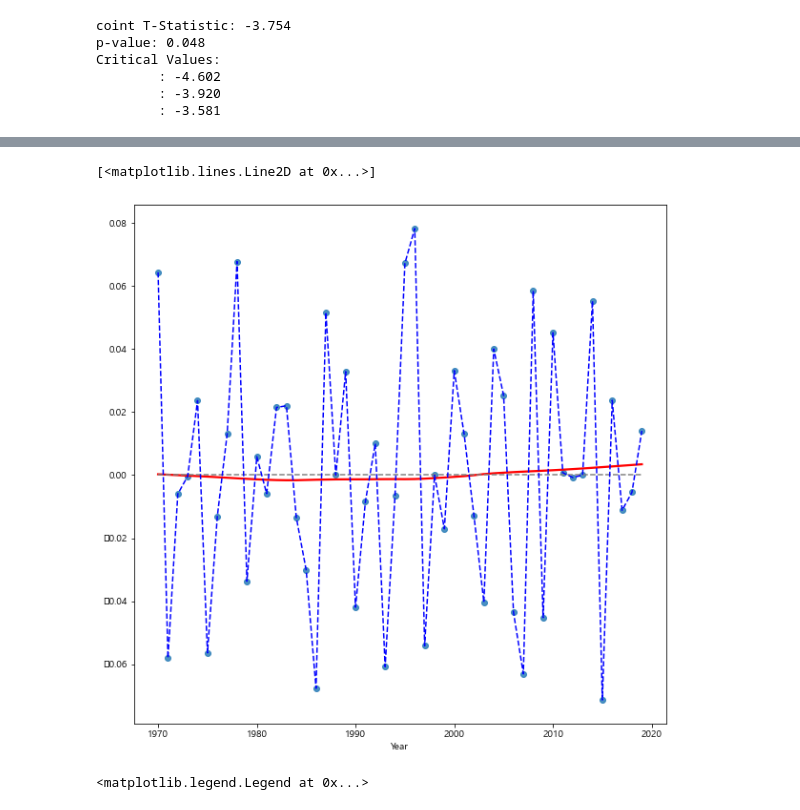
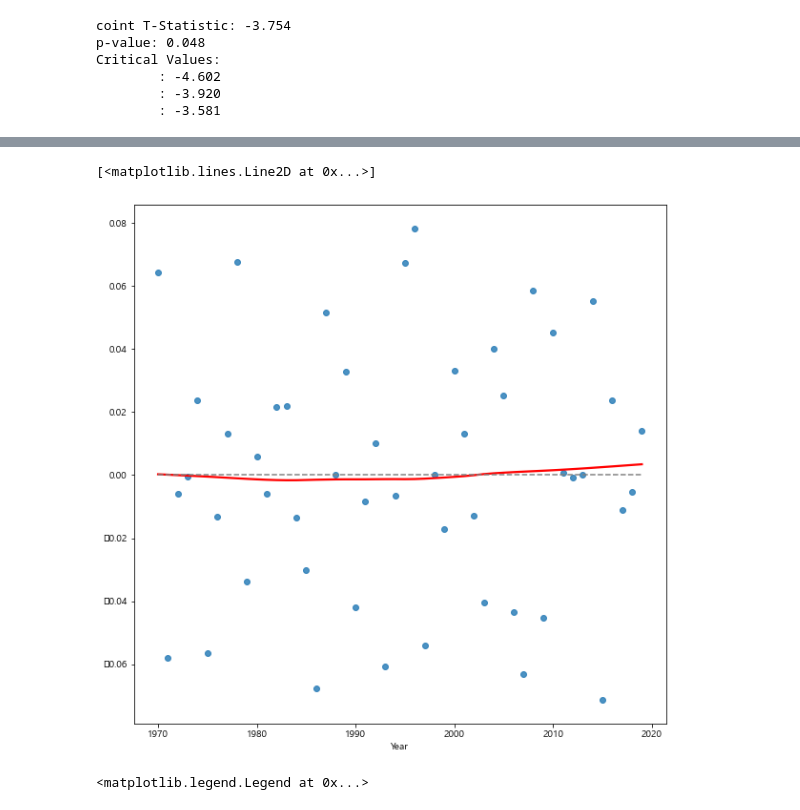
Before and after one commit to jonghwi-kim/Cobb-Douglas-production-function, a Jupyter notebook: regression.ipynb, the cells around one changed output, grey strips where cells are left out. Drawn from its saved outputs; the diff is of its cells as text; code cells hidden in the pictures.

```diff
--- a/regression.ipynb
+++ b/regression.ipynb
@@ -789,15 +789,15 @@ strong multicollinearity or other numerical problems.
 # %%
 Y_predict = model.predict(japan)
 residual = japan['lnY'] - Y_predict
 
 plt.rc("font", family='Malgun Gothic')
 plt.rcParams["figure.figsize"] = (10, 10)
 sns.regplot(residual.index, residual, lowess=True, line_kws={'color': 'red'})
 plt.plot([residual.index.min(), residual.index.max()], [0, 0], '--', color='grey')
-plt.plot(residual.index, residual, '--', color='blue')
+#plt.plot(residual.index, residual, '--', color='blue')
 # %% [output]
 [<matplotlib.lines.Line2D at 0x...>]
-[figure, old version]
+[figure, new version]
 # %%
 plt.rc("font", family='Malgun Gothic')
 plt.rcParams["figure.figsize"] = (15, 15)
```
Also changed, not shown: parts of 6 cells of this notebook.
